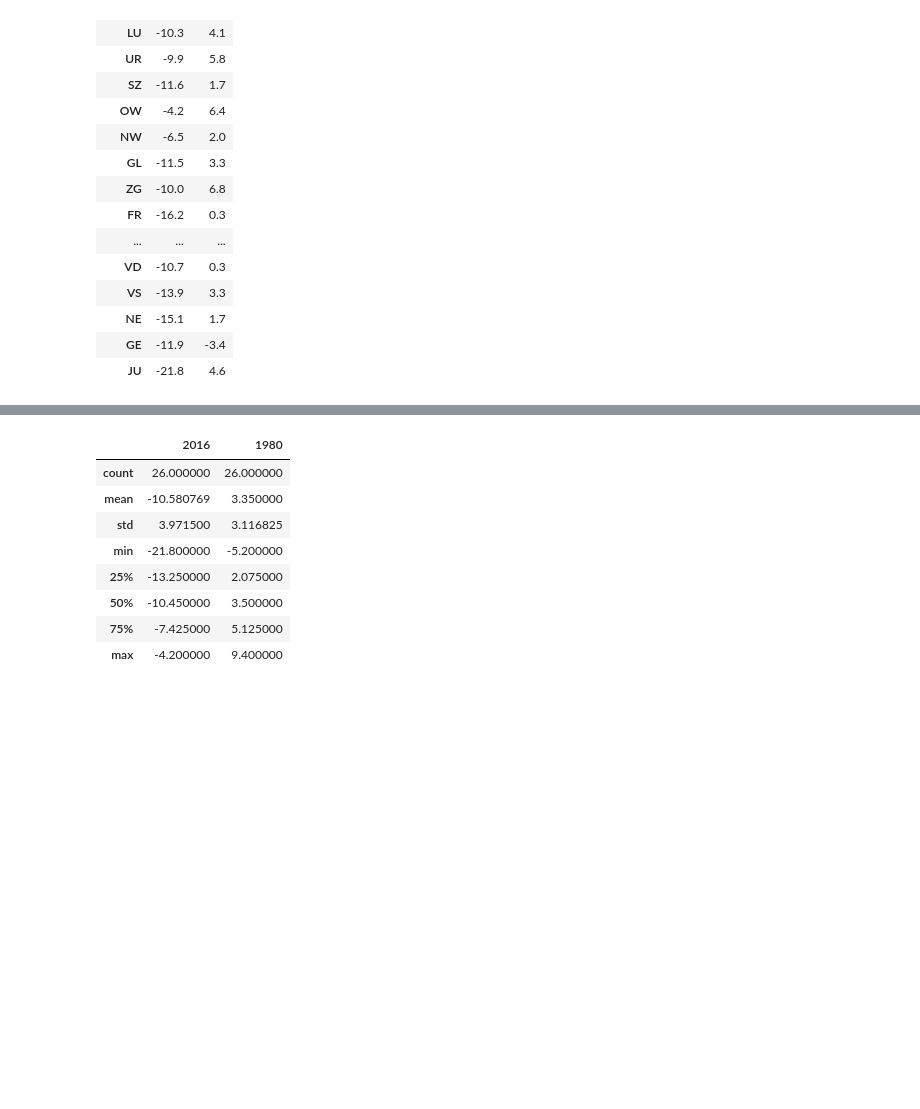
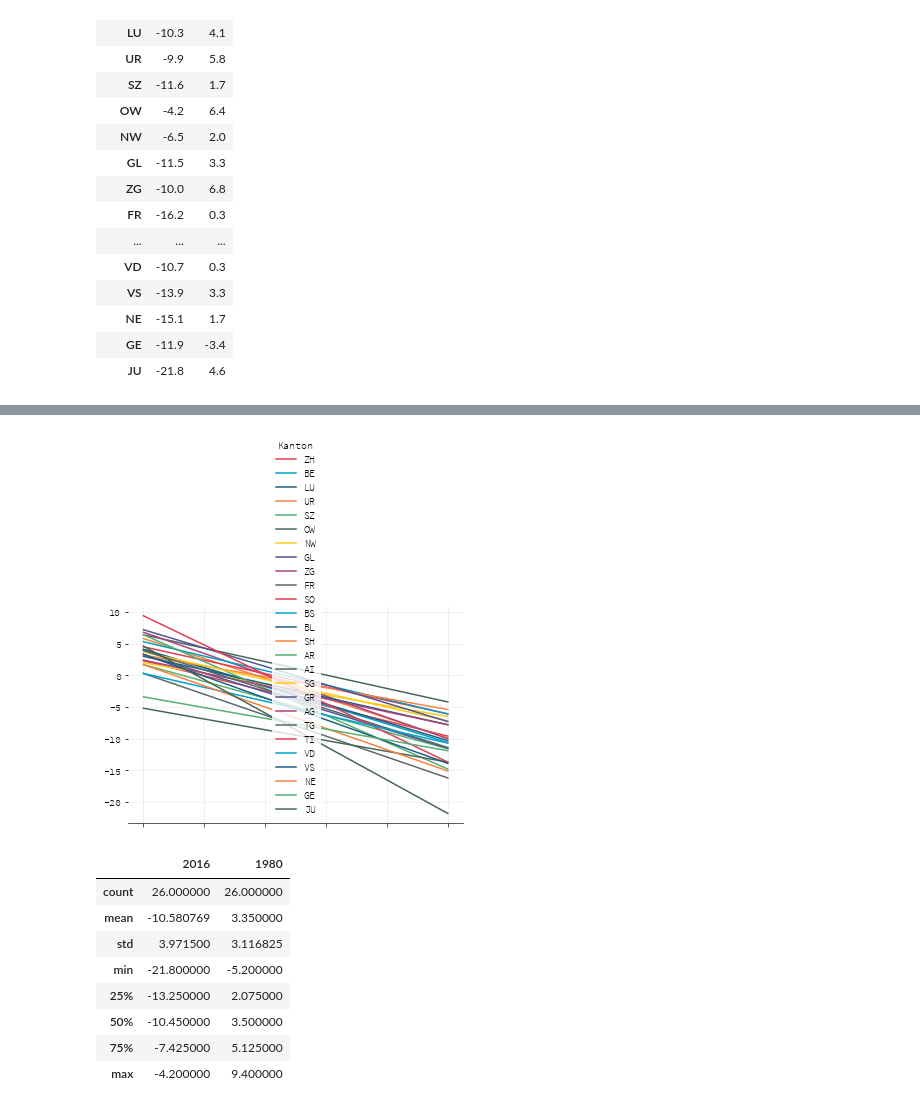
Before and after one commit to xeophin/lede-data-studio, a Jupyter notebook: code/01-university-eligibility/project-1.ipynb, the cells around one changed output, grey strips where cells are left out. Drawn from its saved outputs; the diff is of its cells as text; code cells hidden in the pictures; blank space fills up the shorter version.

```diff
--- a/code/01-university-eligibility/project-1.ipynb
+++ b/code/01-university-eligibility/project-1.ipynb
@@ -182,3 +227,12 @@ delta_df.sort_values('2016').plot(kind='barh', figsize=(4,10))
+# %%
+# actually, create another plot, one with lines, that we can then continue to
+#  work with in Illustrator
+plt.style.use('stylelib/matplotlibrc')
+ax = delta_df.transpose().sort_index().plot()
+plt.savefig('code/01-university-eligibility/change.pdf')
+plt.savefig('code/01-university-eligibility/change.svg')
+# %% [output]
+[figure, added]
 # %%
 delta_df.describe()
 # %% [output]
```
Also changed, not shown: parts of 7 cells of this notebook, 6 other files.
